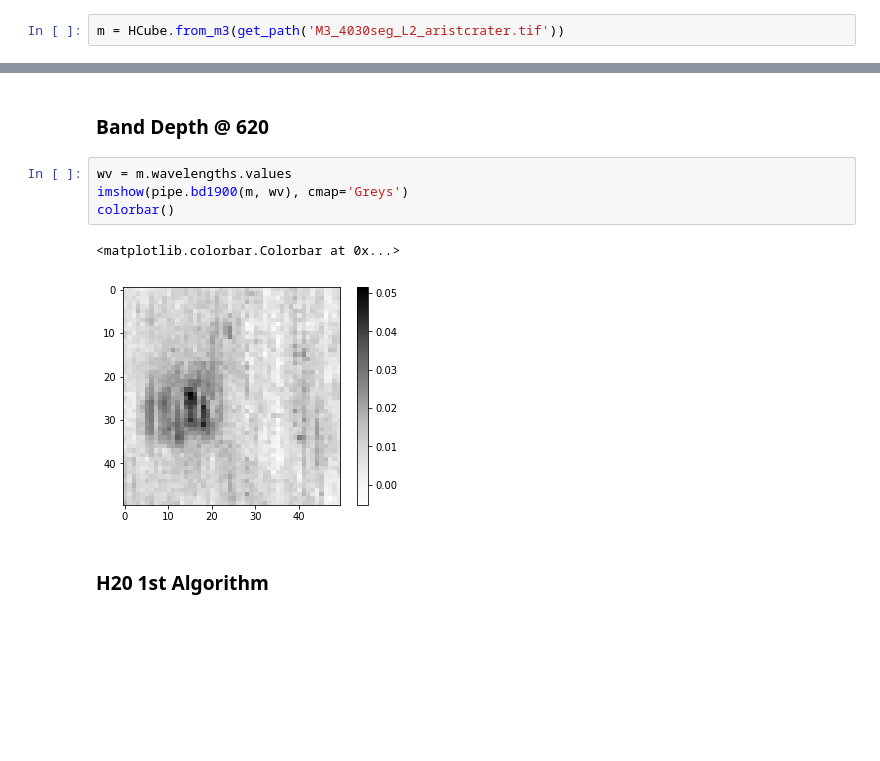
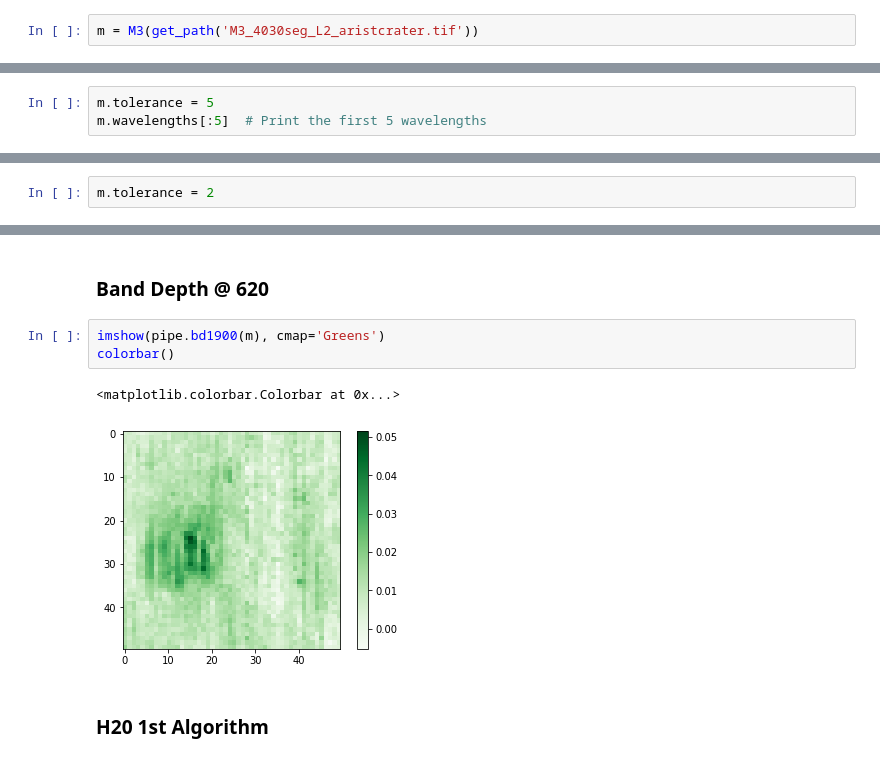
Before and after one commit to jlaura/PyHAT, a Jupyter notebook: notebooks/03. Derived Products - M3.ipynb, the cells around one changed output, grey strips where cells are left out. Drawn from its saved outputs; the diff is of its cells as text; blank space fills up the shorter version.

```diff
--- a/notebooks/03. Derived Products - M3.ipynb
+++ b/notebooks/03. Derived Products - M3.ipynb
@@ -8,7 +8,7 @@ Populating the interactive namespace from numpy and matplotlib
 # %% [markdown]
 ## Basic M3 I/O
 # %%
-m = HCube.from_m3(get_path('M3_4030seg_L2_aristcrater.tif'))
+m = M3(get_path('M3_4030seg_L2_aristcrater.tif'))
 # %% [markdown]
 ## Visualize one of the bands by index
 # %%
@@ -44,0 +51,3 @@ Float64Index([ 540.840027,   580.76001,  620.690002,  660.609985,  700.539978,
+# %%
+m.tolerance = 5
+m.wavelengths[:5]  # Print the first 5 wavelengths
@@ -44,0 +56,2 @@ Float64Index([ 540.840027,   580.76001,  620.690002,  660.609985,  700.539978,
+# %%
+m.tolerance = 2
@@ -60,12 +117,11 @@ print(available)
 # %% [markdown]
 ### Band Depth @ 620
 # %%
-wv = m.wavelengths.values
-imshow(pipe.bd1900(m, wv), cmap='Greys')
+imshow(pipe.bd1900(m), cmap='Greens')
 colorbar()
 # %% [output]
 <matplotlib.colorbar.Colorbar at 0x...>
-[figure, old version]
+[figure, new version]
 # %% [markdown]
 ### H20 1st Algorithm
 # %%
```
Also changed, not shown: parts of 20 cells of this notebook.
